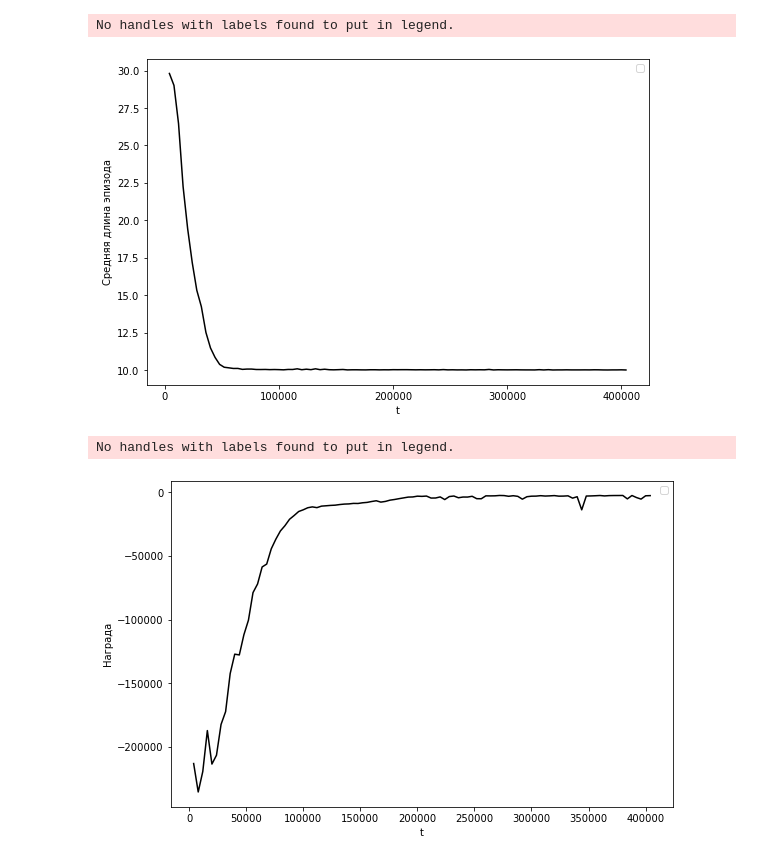
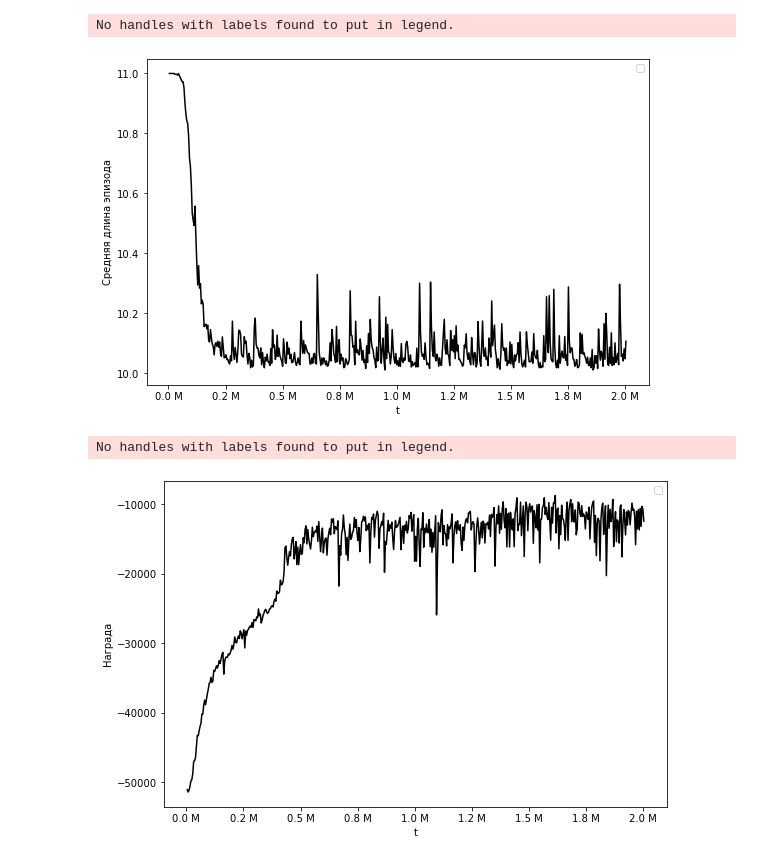
Before and after one commit to BasilShim/rl_for_mtsp, a Jupyter notebook: Plots.ipynb, the cells around one changed output. Drawn from its saved outputs; the diff is of its cells as text; code cells hidden in the pictures.

```diff
--- a/Plots.ipynb
+++ b/Plots.ipynb
@@ -2,19 +2,27 @@
 import pandas as pd
 import matplotlib.pyplot as plt
 from matplotlib.pyplot import figure
+from matplotlib.ticker import FuncFormatter
 import numpy as np
 
-path = '/home/basilshim/ray_results/ppo_n10/PPOTrainer_TransportScape_2022-05-29_06-45-18yprxlewa/progress.csv'
+def mills(x, pos):
+    return "%.1f M" % (x*1e-6)
+
+formatter = FuncFormatter(mills)
+
+path = '/home/basilshim/ray_results/PPOTrainer_TransportScape_2022-06-08_12-58-254_zntdfn/progress.csv'
 df = pd.read_csv(path)
 re = df.values[:,2]
 t = df.values[:,6]
-figure(figsize=(9, 6))
-plt.plot(t, re, color="black")
-plt.xlabel("t")
-plt.ylabel("Награда")
+fig, ax = plt.subplots()
+fig.set_figheight(6)
+fig.set_figwidth(9)
+ax.plot(t, re, color="black")
+ax.set_xlabel("t")
+ax.set_ylabel("Награда")
+ax.xaxis.set_major_formatter(formatter)
 #plt.autoscale(True)
-plt.xticks(np.arange(0, t[-1], 100000))
-plt.legend()
+ax.legend()
 plt.show()
 # %% [output]
 No handles with labels found to put in legend.
@@ -48,30 +60,35 @@ No handles with labels found to put in legend.
 # %%
 re = df.values[:,3]
-figure(figsize=(9, 6))
-plt.plot(t, re, color="black")
-plt.xlabel("t")
-plt.ylabel("Средняя длина эпизода")
+fig, ax = plt.subplots()
+fig.set_figheight(6)
+fig.set_figwidth(9)
+ax.plot(t, re, color="black")
+ax.set_xlabel("t")
+ax.set_ylabel("Средняя длина эпизода")
+ax.xaxis.set_major_formatter(formatter)
 #plt.autoscale(True)
-plt.xticks(np.arange(0, t[-1], 100000))
-plt.legend()
+ax.legend()
 plt.show()
 # %% [output]
 No handles with labels found to put in legend.
-[figure, old version]
+[figure, new version]
 # %%
-path = '/home/basilshim/ray_results/ppo_n15/PPOTrainer_TransportScape_2022-05-29_05-25-08drgg33op/progress.csv'
+path = '/home/basilshim/ray_results/PPOTrainer_TransportScape_2022-06-08_11-17-22tjr2ggsv/progress.csv'
 df = pd.read_csv(path)
 re = df.values[:,2]
 t = df.values[:,6]
-figure(figsize=(9, 6))
-plt.plot(t, re, color="black")
-plt.xlabel("t")
-plt.ylabel("Награда")
+fig, ax = plt.subplots()
+fig.set_figheight(6)
+fig.set_figwidth(9)
+ax.plot(t, re, color="black")
+ax.set_xlabel("t")
+ax.set_ylabel("Награда")
+ax.xaxis.set_major_formatter(formatter)
 #plt.autoscale(True)
-plt.legend()
+ax.legend()
 plt.show()
 # %% [output]
 No handles with labels found to put in legend.
-[figure, old version]
+[figure, new version]
 # %%
 re = df.values[:,0]
```
Also changed, not shown: parts of 11 cells of this notebook.
